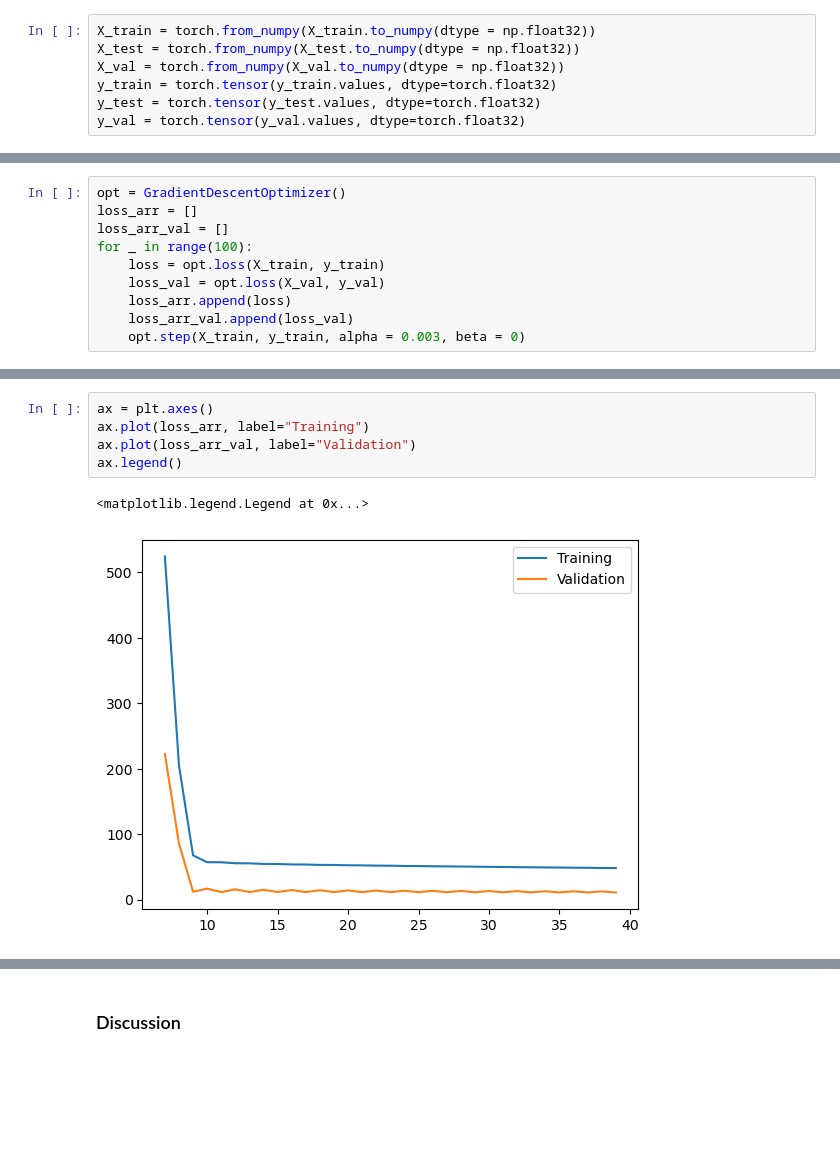
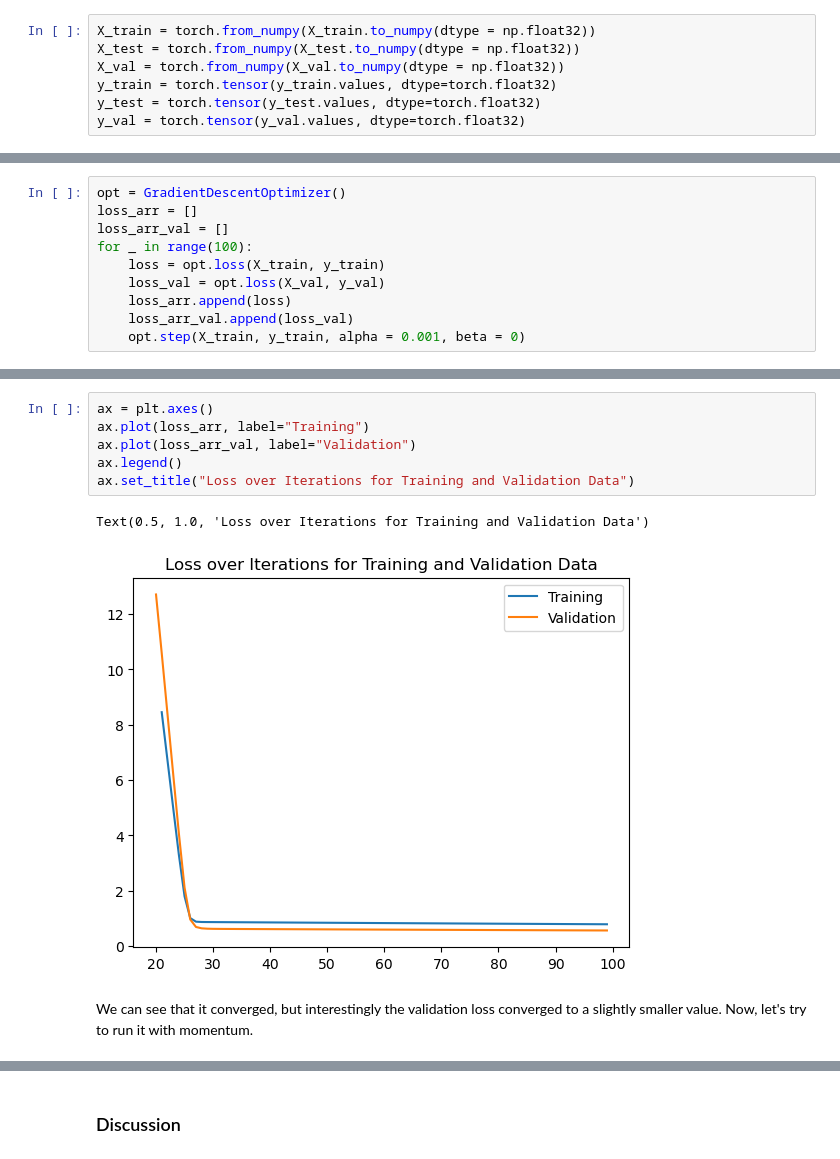
Before and after one commit to ellisterling/ellisterling.github.io, a Jupyter notebook: posts/logistic-regression/index.ipynb, the cells around one changed output, grey strips where cells are left out. Cells and saved outputs as stored; diff of their text form; blank space fills up the shorter version.

```diff
--- a/posts/logistic-regression/index.ipynb
+++ b/posts/logistic-regression/index.ipynb
@@ -194,4 +196,4 @@ for _ in range(100):
     loss_val = opt.loss(X_val, y_val)
     loss_arr.append(loss)
     loss_arr_val.append(loss_val)
-    opt.step(X_train, y_train, alpha = 0.003, beta = 0)
+    opt.step(X_train, y_train, alpha = 0.001, beta = 0)
@@ -218,8 +200,11 @@ loss_arr
 # %%
 ax = plt.axes()
 ax.plot(loss_arr, label="Training")
 ax.plot(loss_arr_val, label="Validation")
 ax.legend()
+ax.set_title("Loss over Iterations for Training and Validation Data")
 # %% [output]
-<matplotlib.legend.Legend at 0x...>
+Text(0.5, 1.0, 'Loss over Iterations for Training and Validation Data')
-[figure, old version]
+[figure, new version]
+# %% [markdown]
+We can see that it converged, but interestingly the validation loss converged to a slightly smaller value. Now, let's try to run it with momentum.
```
Also changed, not shown: parts of 13 cells of this notebook, 8 other files.
